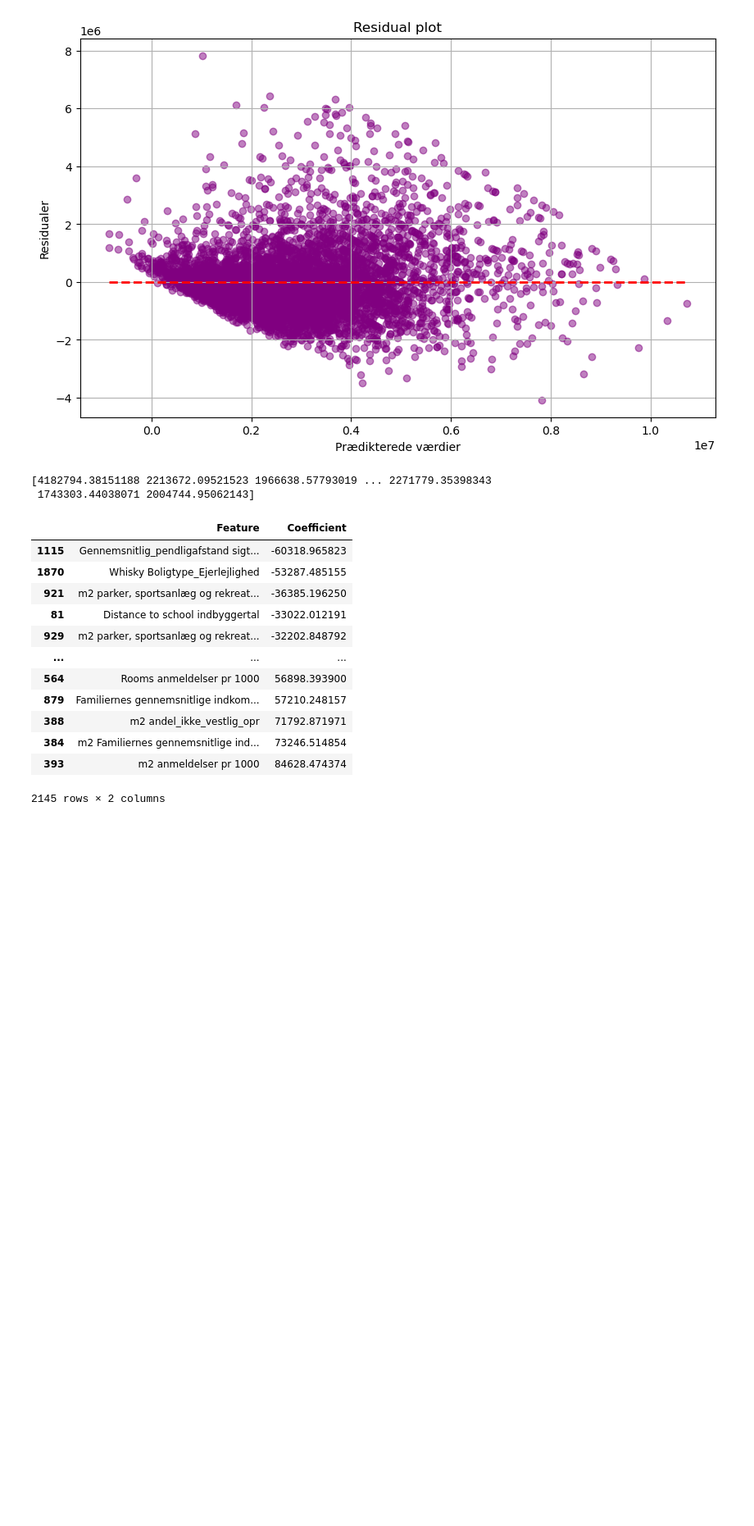
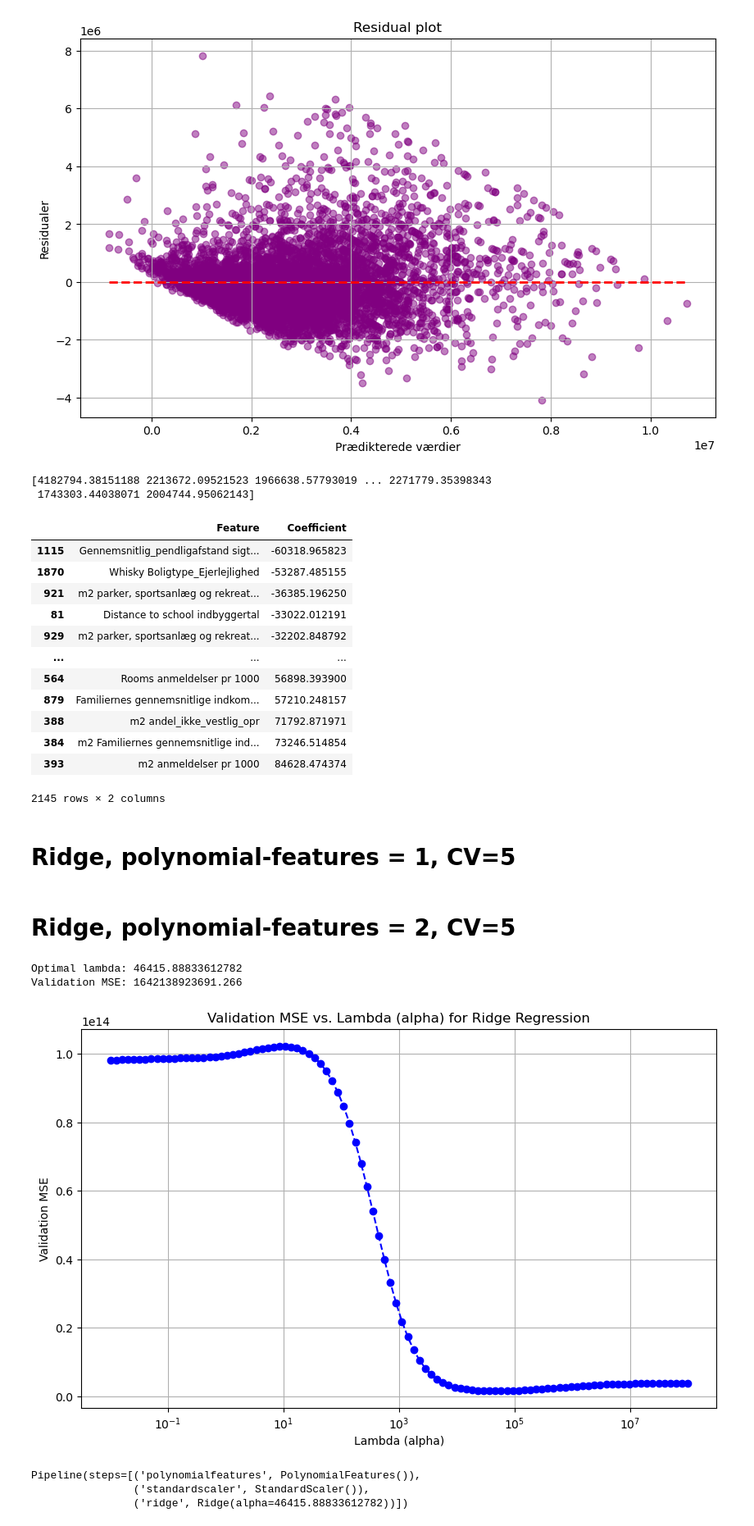
Before and after one commit to matliras/Sommerskole7, a Jupyter notebook: Eksamensprojekt/ML/OLS.ipynb, the cells around one changed output. Shown at 82% size. Saved outputs shown, nothing was run; the diff lists cells and outputs as text; code cells hidden in the pictures; blank space fills up the shorter version.

```diff
--- a/Eksamensprojekt/ML/OLS.ipynb
+++ b/Eksamensprojekt/ML/OLS.ipynb
@@ -636,3 +772,5 @@ coefficients_df.sort_values(by='Coefficient', ascending=True)
 | 384 | m2 Familiernes gennemsnitlige ind... | 73246.514854 |
 | 393 | m2 anmeldelser pr 1000 | 84628.474374 |
 2145 rows × 2 columns
+# %% [markdown]
+# Ridge, polynomial-features = 1, CV=5
@@ -638,0 +823,8 @@ coefficients_df.sort_values(by='Coefficient', ascending=True)
+# %%
+# INSERT OPTIMAL LAMBDA INTO NEW MODEL
+pipe_ridge = make_pipeline(PolynomialFeatures(degree=1),
+                           StandardScaler(),
+                           Ridge(alpha=optimal.index[0]))
+
+# FIT NEW MODEL ON ALL OF THE DEVELOPMENT (non-test) DATA TO BUILD BEST POSSIBLE MODEL
+pipe_ridge.fit(X_dev, y_dev)
@@ -638,0 +862,64 @@ coefficients_df.sort_values(by='Coefficient', ascending=True)
+# %% [markdown]
+# Ridge, polynomial-features = 2, CV=5
+# %%
+# PREPARATION
+lambdas = np.logspace(-2, 8, 100)  # Grid of lambdas
+kf = KFold(n_splits=5, shuffle=True, random_state=42)  # 5-fold cross-validation
+
+# Store performance for each alpha
+perform = []
+
+# FOR EACH LAMBDA, PERFORM 5-FOLD CROSS VALIDATION
+for lambda_ in lambdas:
+    fold_mse = []
+
+    for train_index, val_index in kf.split(X_dev):
+        X_train_fold, X_val_fold = X_dev.iloc[train_index], X_dev.iloc[val_index]
+        y_train_fold, y_val_fold = y_dev.iloc[train_index], y_dev.iloc[val_index]
+
+        # Initialize and fit the Ridge model within the pipeline
+        pipe_ridge = make_pipeline(PolynomialFeatures(degree=2),
+                                   StandardScaler(),
+                                   Ridge(alpha=lambda_, random_state=42))
+        pipe_ridge.fit(X_train_fold, y_train_fold)
+
+        # Predict on the validation fold
+        y_pred_fold = pipe_ridge.predict(X_val_fold)
+
+        # Calculate MSE for this fold and store it
+        fold_mse.append(mse(y_val_fold, y_pred_fold))
+
+    # Average MSE across all folds for the current lambda
+    perform.append(np.mean(fold_mse))
+
+# CREATE A SERIES WITH PERFORMANCE AND FIND LAMBDA WITH LOWEST MSE
+hyperparam_perform = pd.Series(perform, index=lambdas)
+optimal = hyperparam_perform.nsmallest(1)
+print('Optimal lambda:', optimal.index[0])
+print('Validation MSE: %.3f' % optimal.values[0])
+
+# Visualize the validation curve
+plt.figure(figsize=(10, 6))
+plt.plot(lambdas, perform, marker='o', linestyle='--', color='blue')
+plt.xscale('log')
+plt.xlabel('Lambda (alpha)')
+plt.ylabel('Validation MSE')
+plt.title('Validation MSE vs. Lambda (alpha) for Ridge Regression')
+plt.grid(True)
+plt.show()
+# %% [output]
+Optimal lambda: 46415.88833612782
+Validation MSE: 1642138923691.266
+[figure, added]
+# %%
+# INSERT OPTIMAL LAMBDA INTO NEW MODEL
+pipe_ridge = make_pipeline(PolynomialFeatures(degree=2),
+                           StandardScaler(),
+                           Ridge(alpha=optimal.index[0]))
+
+# FIT NEW MODEL ON ALL OF THE DEVELOPMENT (non-test) DATA TO BUILD BEST POSSIBLE MODEL
+pipe_ridge.fit(X_dev, y_dev)
+# %% [output]
+Pipeline(steps=[('polynomialfeatures', PolynomialFeatures()),
+                ('standardscaler', StandardScaler()),
+                ('ridge', Ridge(alpha=46415.88833612782))])
```
Also changed, not shown: parts of 33 cells of this notebook.
